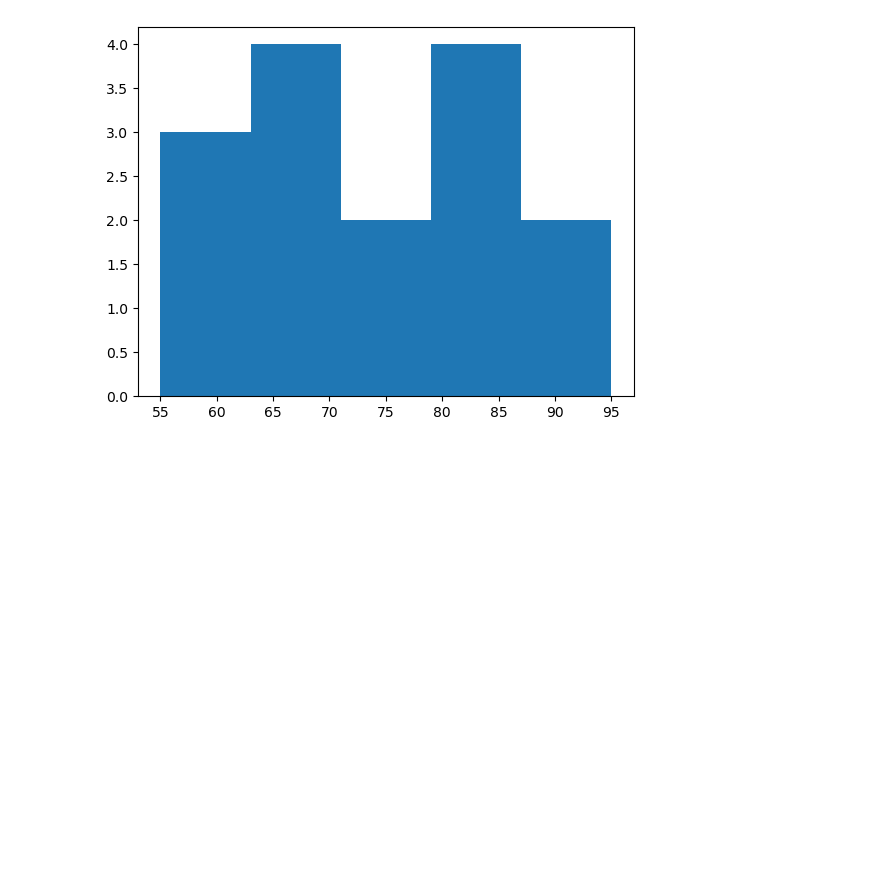
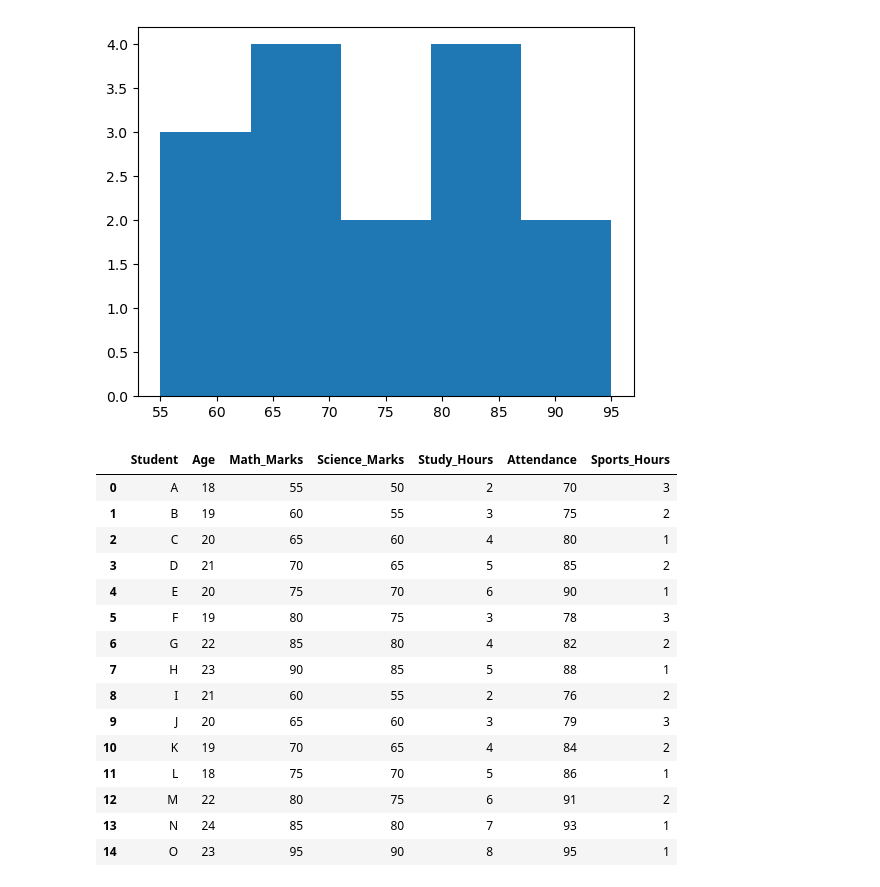
Before and after one commit to Akashyadav-codes/Data_Analyst_Jupyter, a Jupyter notebook: Statistics/Prac_stats.ipynb, the cells around one changed output. Cells and saved outputs as stored; diff of their text form; code cells hidden in the pictures; blank space fills up the shorter version.

```diff
--- a/Statistics/Prac_stats.ipynb
+++ b/Statistics/Prac_stats.ipynb
@@ -195,3 +195,22 @@ plt.hist(df["Math_Marks"],bins=5)
 plt.show()
 # %% [output]
 [figure]
+# %%
+df
+# %% [output]
+|  | Student | Age | Math_Marks | Science_Marks | Study_Hours | Attendance | Sports_Hours |
+| 0 | A | 18 | 55 | 50 | 2 | 70 | 3 |
+| 1 | B | 19 | 60 | 55 | 3 | 75 | 2 |
+| 2 | C | 20 | 65 | 60 | 4 | 80 | 1 |
+| 3 | D | 21 | 70 | 65 | 5 | 85 | 2 |
+| 4 | E | 20 | 75 | 70 | 6 | 90 | 1 |
+| 5 | F | 19 | 80 | 75 | 3 | 78 | 3 |
+| 6 | G | 22 | 85 | 80 | 4 | 82 | 2 |
+| 7 | H | 23 | 90 | 85 | 5 | 88 | 1 |
+| 8 | I | 21 | 60 | 55 | 2 | 76 | 2 |
+| 9 | J | 20 | 65 | 60 | 3 | 79 | 3 |
+| 10 | K | 19 | 70 | 65 | 4 | 84 | 2 |
+| 11 | L | 18 | 75 | 70 | 5 | 86 | 1 |
+| 12 | M | 22 | 80 | 75 | 6 | 91 | 2 |
+| 13 | N | 24 | 85 | 80 | 7 | 93 | 1 |
+| 14 | O | 23 | 95 | 90 | 8 | 95 | 1 |
```
Also changed, not shown: 3 other files.
